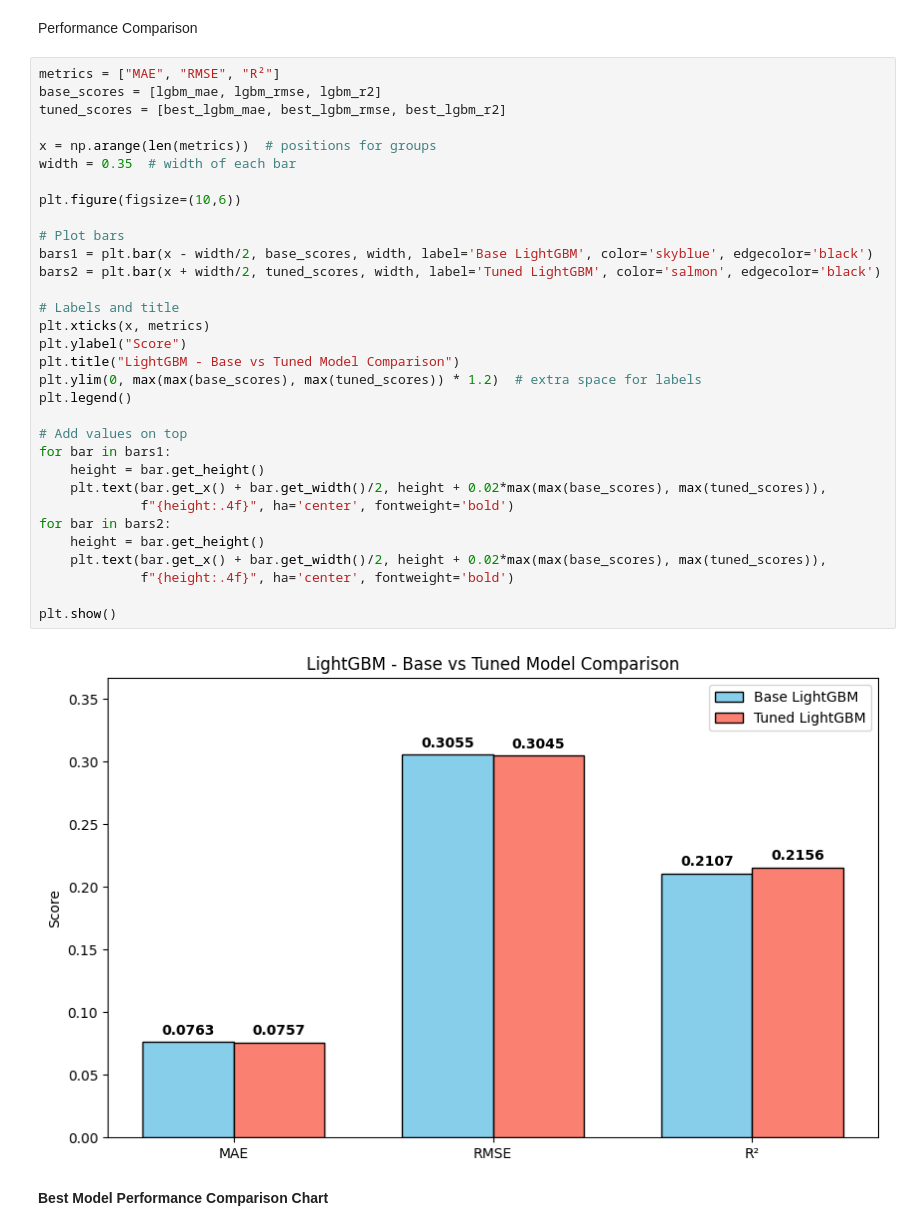
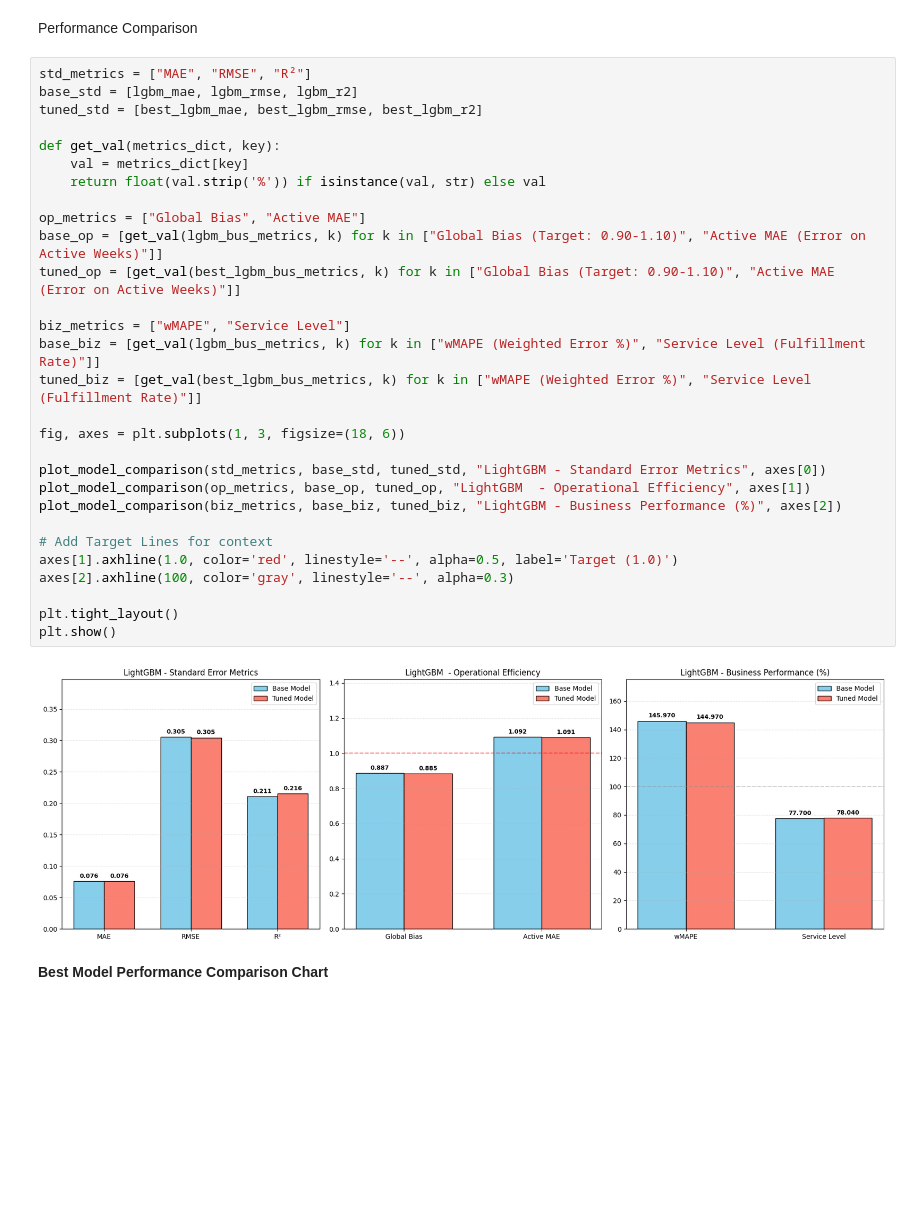
Before and after one commit to Jasonshe0509/fyp-model-building, a Jupyter notebook: sales-forecasting-model-building-product-quantity.ipynb, the cells around one changed output. Drawn from its saved outputs; the diff is of its cells as text; blank space fills up the shorter version.

```diff
--- a/sales-forecasting-model-building-product-quantity.ipynb
+++ b/sales-forecasting-model-building-product-quantity.ipynb
@@ -924,39 +1482,36 @@ Tuned LightGBM Evaluation Metrics:
 # %% [markdown]
 Performance Comparison
 # %%
-metrics = ["MAE", "RMSE", "R²"]
-base_scores = [lgbm_mae, lgbm_rmse, lgbm_r2]
-tuned_scores = [best_lgbm_mae, best_lgbm_rmse, best_lgbm_r2]
+std_metrics = ["MAE", "RMSE", "R²"]
+base_std = [lgbm_mae, lgbm_rmse, lgbm_r2]
+tuned_std = [best_lgbm_mae, best_lgbm_rmse, best_lgbm_r2]
 
-x = np.arange(len(metrics))  # positions for groups
-width = 0.35  # width of each bar
+def get_val(metrics_dict, key):
+    val = metrics_dict[key]
+    return float(val.strip('%')) if isinstance(val, str) else val
 
-plt.figure(figsize=(10,6))
+op_metrics = ["Global Bias", "Active MAE"]
+base_op = [get_val(lgbm_bus_metrics, k) for k in ["Global Bias (Target: 0.90-1.10)", "Active MAE (Error on Active Weeks)"]]
+tuned_op = [get_val(best_lgbm_bus_metrics, k) for k in ["Global Bias (Target: 0.90-1.10)", "Active MAE (Error on Active Weeks)"]]
 
-# Plot bars
-bars1 = plt.bar(x - width/2, base_scores, width, label='Base LightGBM', color='skyblue', edgecolor='black')
-bars2 = plt.bar(x + width/2, tuned_scores, width, label='Tuned LightGBM', color='salmon', edgecolor='black')
+biz_metrics = ["wMAPE", "Service Level"]
+base_biz = [get_val(lgbm_bus_metrics, k) for k in ["wMAPE (Weighted Error %)", "Service Level (Fulfillment Rate)"]]
+tuned_biz = [get_val(best_lgbm_bus_metrics, k) for k in ["wMAPE (Weighted Error %)", "Service Level (Fulfillment Rate)"]]
 
-# Labels and title
-plt.xticks(x, metrics)
-plt.ylabel("Score")
-plt.title("LightGBM - Base vs Tuned Model Comparison")
-plt.ylim(0, max(max(base_scores), max(tuned_scores)) * 1.2)  # extra space for labels
-plt.legend()
+fig, axes = plt.subplots(1, 3, figsize=(18, 6))
 
-# Add values on top
-for bar in bars1:
-    height = bar.get_height()
-    plt.text(bar.get_x() + bar.get_width()/2, height + 0.02*max(max(base_scores), max(tuned_scores)),
-             f"{height:.4f}", ha='center', fontweight='bold')
-for bar in bars2:
-    height = bar.get_height()
-    plt.text(bar.get_x() + bar.get_width()/2, height + 0.02*max(max(base_scores), max(tuned_scores)),
-             f"{height:.4f}", ha='center', fontweight='bold')
+plot_model_comparison(std_metrics, base_std, tuned_std, "LightGBM - Standard Error Metrics", axes[0])
+plot_model_comparison(op_metrics, base_op, tuned_op, "LightGBM  - Operational Efficiency", axes[1])
+plot_model_comparison(biz_metrics, base_biz, tuned_biz, "LightGBM - Business Performance (%)", axes[2])
 
+# Add Target Lines for context
+axes[1].axhline(1.0, color='red', linestyle='--', alpha=0.5, label='Target (1.0)')
+axes[2].axhline(100, color='gray', linestyle='--', alpha=0.3)
+
+plt.tight_layout()
 plt.show()
 # %% [output]
-[figure, old version]
+[figure, new version]
 # %% [markdown]
 **Best Model Performance Comparison Chart**
 # %%
```
Also changed, not shown: parts of 31 cells of this notebook.
